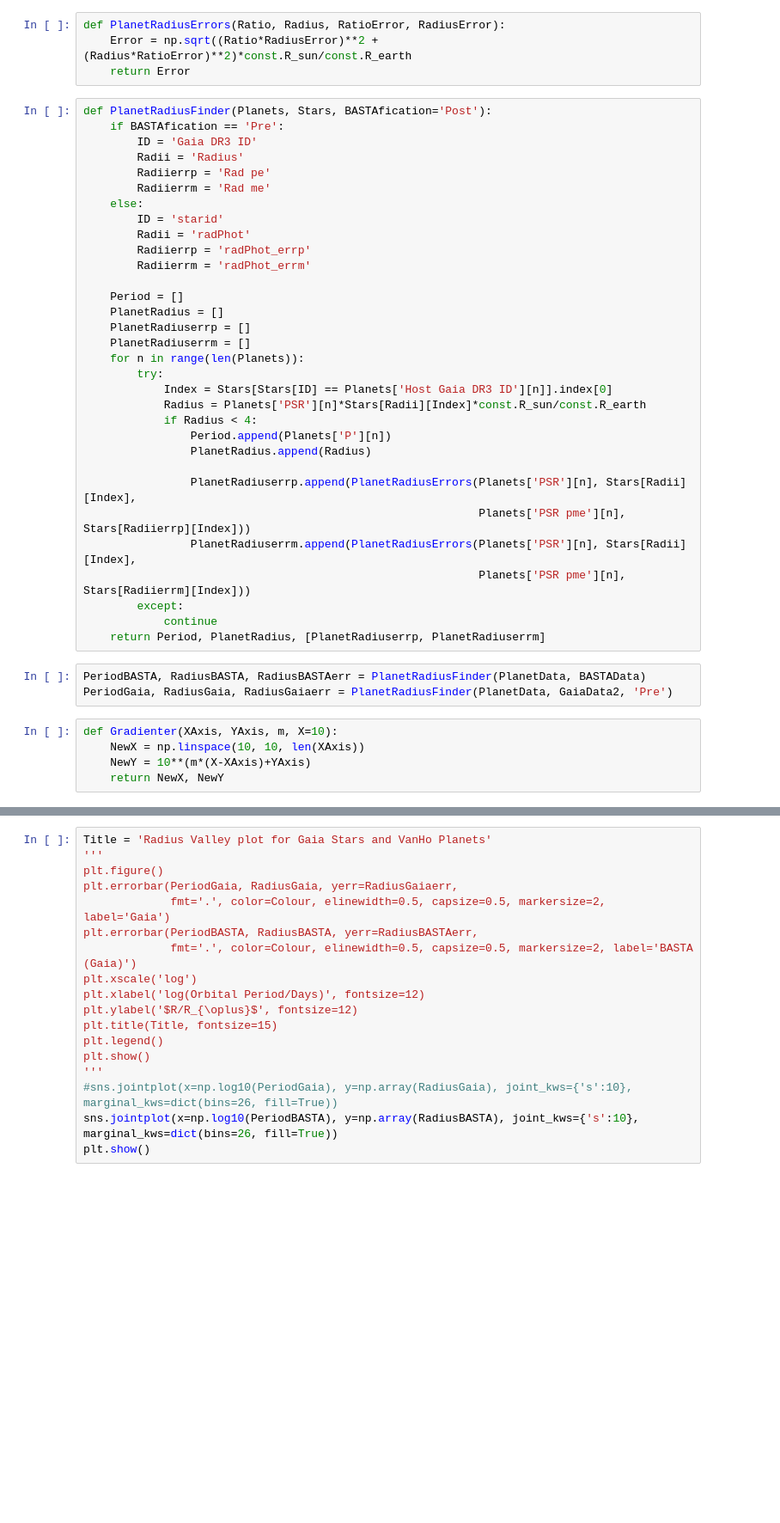
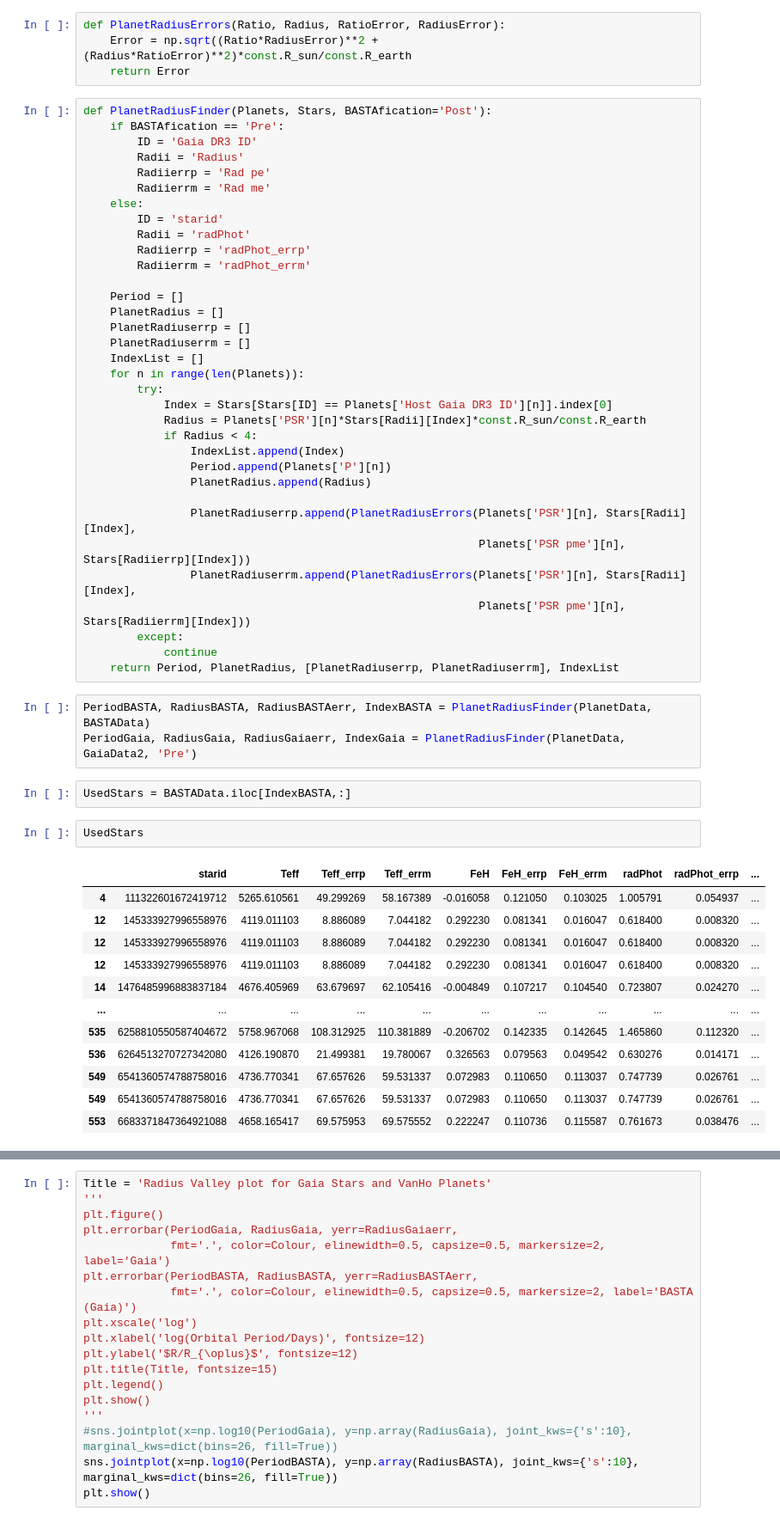
Before and after one commit to Iwan-S/Iwan-and-George-Year-4-Project, a Jupyter notebook: Jupyter Notebooks/My Nonsense/Testing Ground (George).ipynb, the cells around one changed output, grey strips where cells are left out. Shown: that part at 86% size. Drawn from its saved outputs; the diff is of its cells as text; blank space fills up the shorter version.

```diff
--- a/Jupyter Notebooks/My Nonsense/Testing Ground (George).ipynb
+++ b/Jupyter Notebooks/My Nonsense/Testing Ground (George).ipynb
@@ -73,11 +78,13 @@ def PlanetRadiusFinder(Planets, Stars, BASTAfication='Post'):
     PlanetRadius = []
     PlanetRadiuserrp = []
     PlanetRadiuserrm = []
+    IndexList = []
     for n in range(len(Planets)):
         try:
             Index = Stars[Stars[ID] == Planets['Host Gaia DR3 ID'][n]].index[0]
             Radius = Planets['PSR'][n]*Stars[Radii][Index]*const.R_sun/const.R_earth
             if Radius < 4:
+                IndexList.append(Index)
                 Period.append(Planets['P'][n])
                 PlanetRadius.append(Radius)
 
@@ -87,12 +94,24 @@ def PlanetRadiusFinder(Planets, Stars, BASTAfication='Post'):
                                                            Planets['PSR pme'][n], Stars[Radiierrm][Index]))
         except:
             continue
-    return Period, PlanetRadius, [PlanetRadiuserrp, PlanetRadiuserrm]
+    return Period, PlanetRadius, [PlanetRadiuserrp, PlanetRadiuserrm], IndexList
 # %%
-PeriodBASTA, RadiusBASTA, RadiusBASTAerr = PlanetRadiusFinder(PlanetData, BASTAData)
-PeriodGaia, RadiusGaia, RadiusGaiaerr = PlanetRadiusFinder(PlanetData, GaiaData2, 'Pre')
+PeriodBASTA, RadiusBASTA, RadiusBASTAerr, IndexBASTA = PlanetRadiusFinder(PlanetData, BASTAData)
+PeriodGaia, RadiusGaia, RadiusGaiaerr, IndexGaia = PlanetRadiusFinder(PlanetData, GaiaData2, 'Pre')
-# %%
-def Gradienter(XAxis, YAxis, m, X=10):
-    NewX = np.linspace(10, 10, len(XAxis))
-    NewY = 10**(m*(X-XAxis)+YAxis)
-    return NewX, NewY
+# %%
+UsedStars = BASTAData.iloc[IndexBASTA,:]
+# %%
+UsedStars
+# %% [output]
+|  | starid | Teff | Teff_errp | Teff_errm | FeH | FeH_errp | FeH_errm | radPhot | radPhot_errp | ... |
+| 4 | 111322601672419712 | 5265.610561 | 49.299269 | 58.167389 | -0.016058 | 0.121050 | 0.103025 | 1.005791 | 0.054937 | ... |
+| 12 | 145333927996558976 | 4119.011103 | 8.886089 | 7.044182 | 0.292230 | 0.081341 | 0.016047 | 0.618400 | 0.008320 | ... |
+| 12 | 145333927996558976 | 4119.011103 | 8.886089 | 7.044182 | 0.292230 | 0.081341 | 0.016047 | 0.618400 | 0.008320 | ... |
+| 12 | 145333927996558976 | 4119.011103 | 8.886089 | 7.044182 | 0.292230 | 0.081341 | 0.016047 | 0.618400 | 0.008320 | ... |
+| 14 | 1476485996883837184 | 4676.405969 | 63.679697 | 62.105416 | -0.004849 | 0.107217 | 0.104540 | 0.723807 | 0.024270 | ... |
+| ... | ... | ... | ... | ... | ... | ... | ... | ... | ... | ... |
+| 535 | 6258810550587404672 | 5758.967068 | 108.312925 | 110.381889 | -0.206702 | 0.142335 | 0.142645 | 1.465860 | 0.112320 | ... |
+| 536 | 6264513270727342080 | 4126.190870 | 21.499381 | 19.780067 | 0.326563 | 0.079563 | 0.049542 | 0.630276 | 0.014171 | ... |
+| 549 | 6541360574788758016 | 4736.770341 | 67.657626 | 59.531337 | 0.072983 | 0.110650 | 0.113037 | 0.747739 | 0.026761 | ... |
+| 549 | 6541360574788758016 | 4736.770341 | 67.657626 | 59.531337 | 0.072983 | 0.110650 | 0.113037 | 0.747739 | 0.026761 | ... |
+| 553 | 6683371847364921088 | 4658.165417 | 69.575953 | 69.575552 | 0.222247 | 0.110736 | 0.115587 | 0.761673 | 0.038476 | ... |
```
Also changed, not shown: parts of 17 cells of this notebook, 6 other files.
